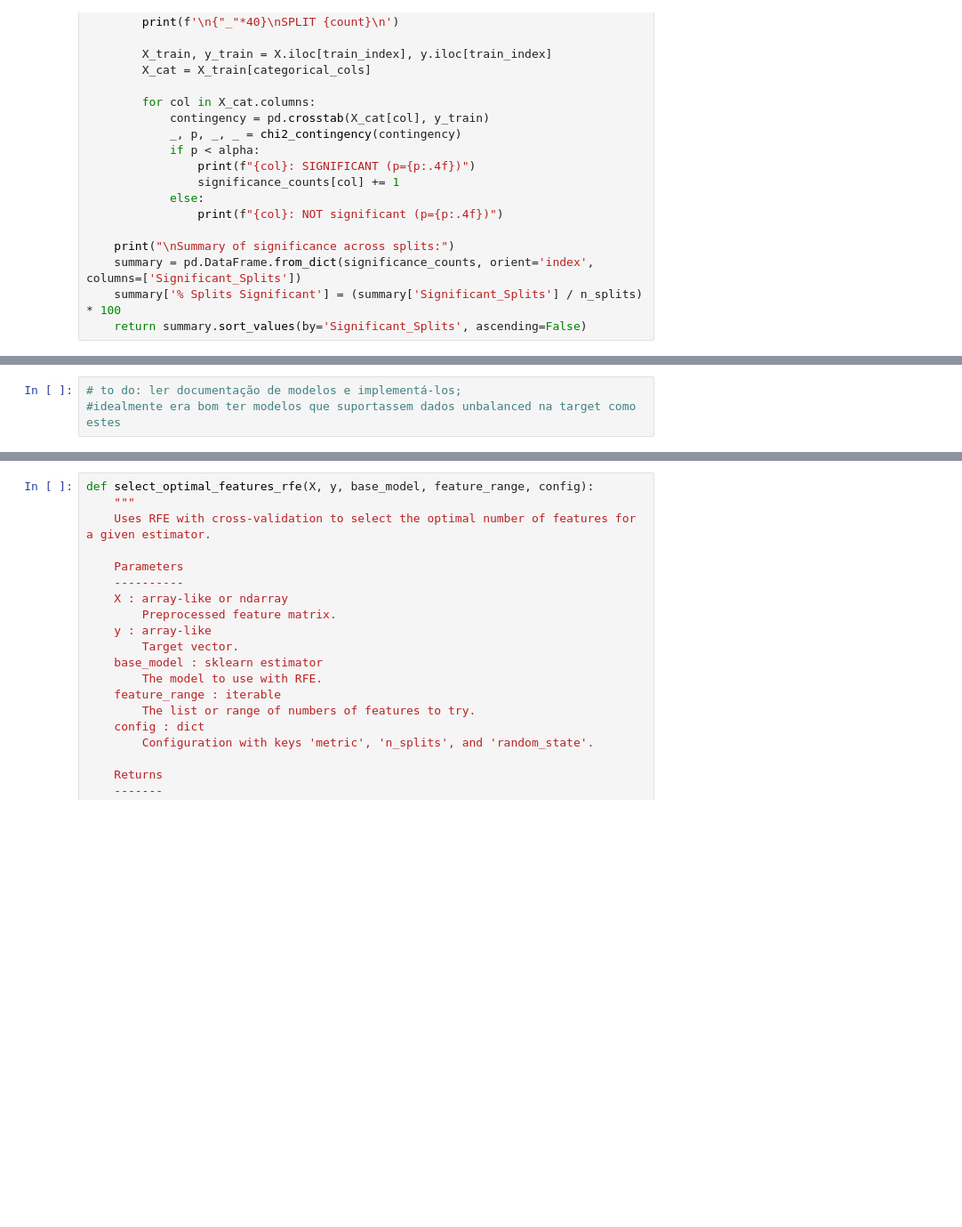
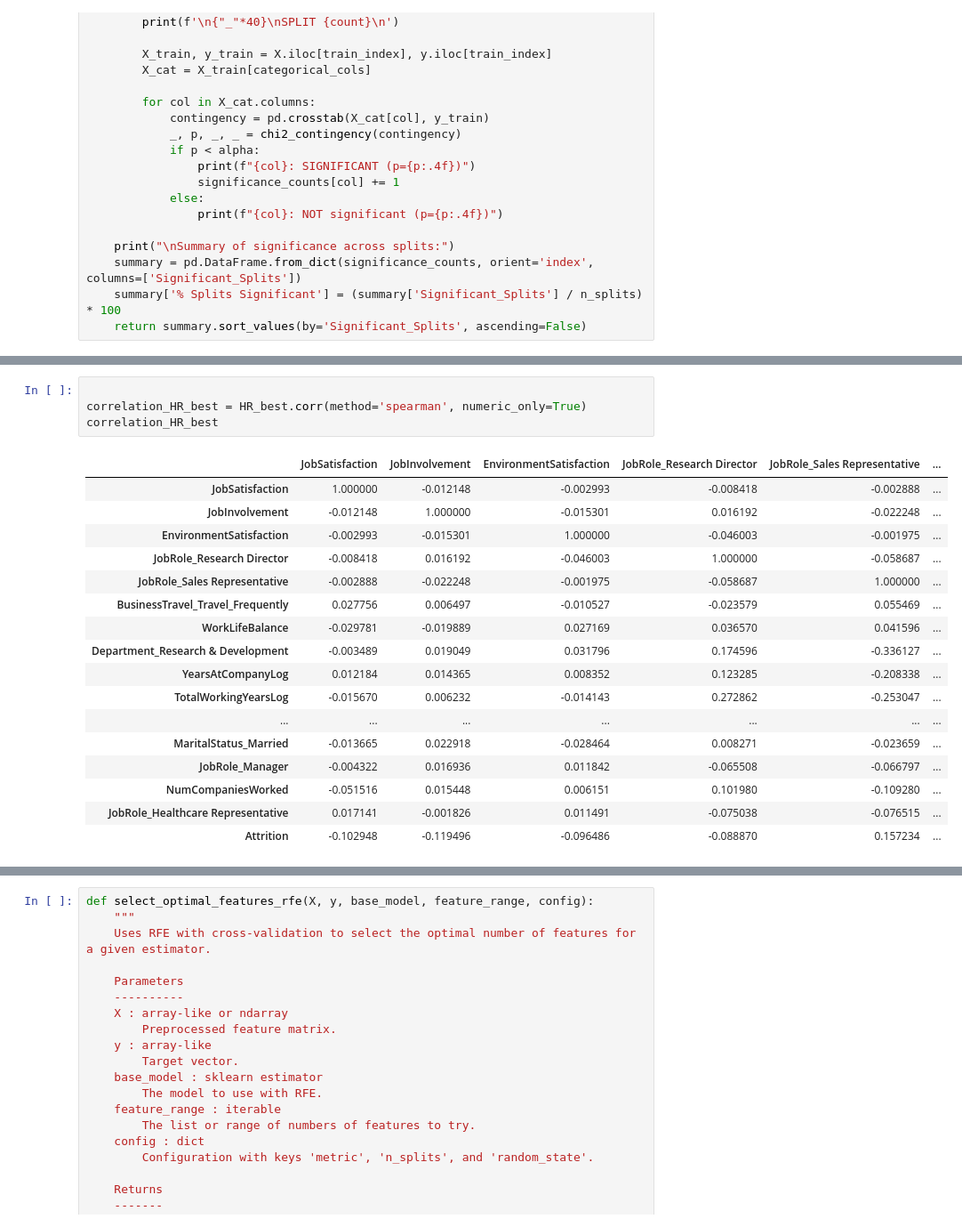
Before and after one commit to filipe-carmo/EDSB25_10, a Jupyter notebook: 3. Feature Eng and Feature Selection.ipynb, the cells around one changed output, grey strips where cells are left out. Shown at 89% size. Drawn from its saved outputs; the diff is of its cells as text; blank space fills up the shorter version.

```diff
--- a/3. Feature Eng and Feature Selection.ipynb
+++ b/3. Feature Eng and Feature Selection.ipynb
@@ -908,3 +994,22 @@ The variables Age, TotalWorkingHours, MaritalStatus, BusinessTravel, JobRole, De
-# %%
-# to do: ler documentação de modelos e implementá-los;
-#idealmente era bom ter modelos que suportassem dados unbalanced na target como estes
+# %%
+
+correlation_HR_best = HR_best.corr(method='spearman', numeric_only=True)
+correlation_HR_best
+# %% [output]
+|  | JobSatisfaction | JobInvolvement | EnvironmentSatisfaction | JobRole_Research Director | JobRole_Sales Representative | ... |
+| JobSatisfaction | 1.000000 | -0.012148 | -0.002993 | -0.008418 | -0.002888 | ... |
+| JobInvolvement | -0.012148 | 1.000000 | -0.015301 | 0.016192 | -0.022248 | ... |
+| EnvironmentSatisfaction | -0.002993 | -0.015301 | 1.000000 | -0.046003 | -0.001975 | ... |
+| JobRole_Research Director | -0.008418 | 0.016192 | -0.046003 | 1.000000 | -0.058687 | ... |
+| JobRole_Sales Representative | -0.002888 | -0.022248 | -0.001975 | -0.058687 | 1.000000 | ... |
+| BusinessTravel_Travel_Frequently | 0.027756 | 0.006497 | -0.010527 | -0.023579 | 0.055469 | ... |
+| WorkLifeBalance | -0.029781 | -0.019889 | 0.027169 | 0.036570 | 0.041596 | ... |
+| Department_Research & Development | -0.003489 | 0.019049 | 0.031796 | 0.174596 | -0.336127 | ... |
+| YearsAtCompanyLog | 0.012184 | 0.014365 | 0.008352 | 0.123285 | -0.208338 | ... |
+| TotalWorkingYearsLog | -0.015670 | 0.006232 | -0.014143 | 0.272862 | -0.253047 | ... |
+| ... | ... | ... | ... | ... | ... | ... |
+| MaritalStatus_Married | -0.013665 | 0.022918 | -0.028464 | 0.008271 | -0.023659 | ... |
+| JobRole_Manager | -0.004322 | 0.016936 | 0.011842 | -0.065508 | -0.066797 | ... |
+| NumCompaniesWorked | -0.051516 | 0.015448 | 0.006151 | 0.101980 | -0.109280 | ... |
+| JobRole_Healthcare Representative | 0.017141 | -0.001826 | 0.011491 | -0.075038 | -0.076515 | ... |
+| Attrition | -0.102948 | -0.119496 | -0.096486 | -0.088870 | 0.157234 | ... |
```
Also changed, not shown: parts of 19 cells of this notebook.
